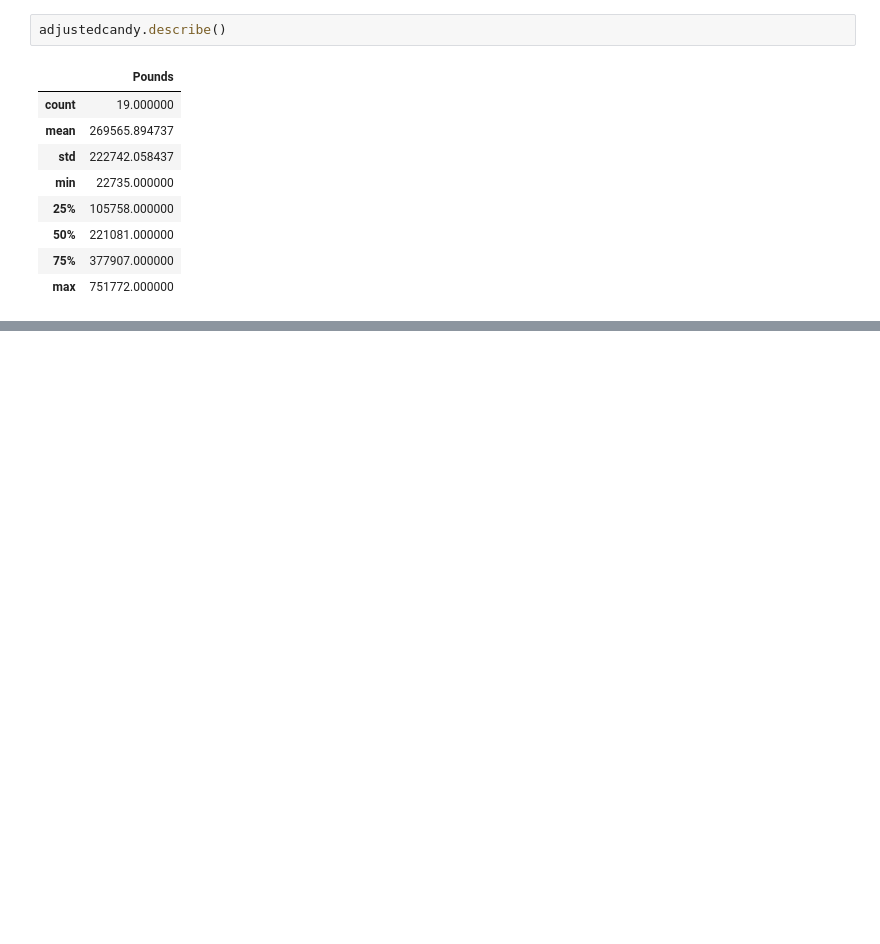
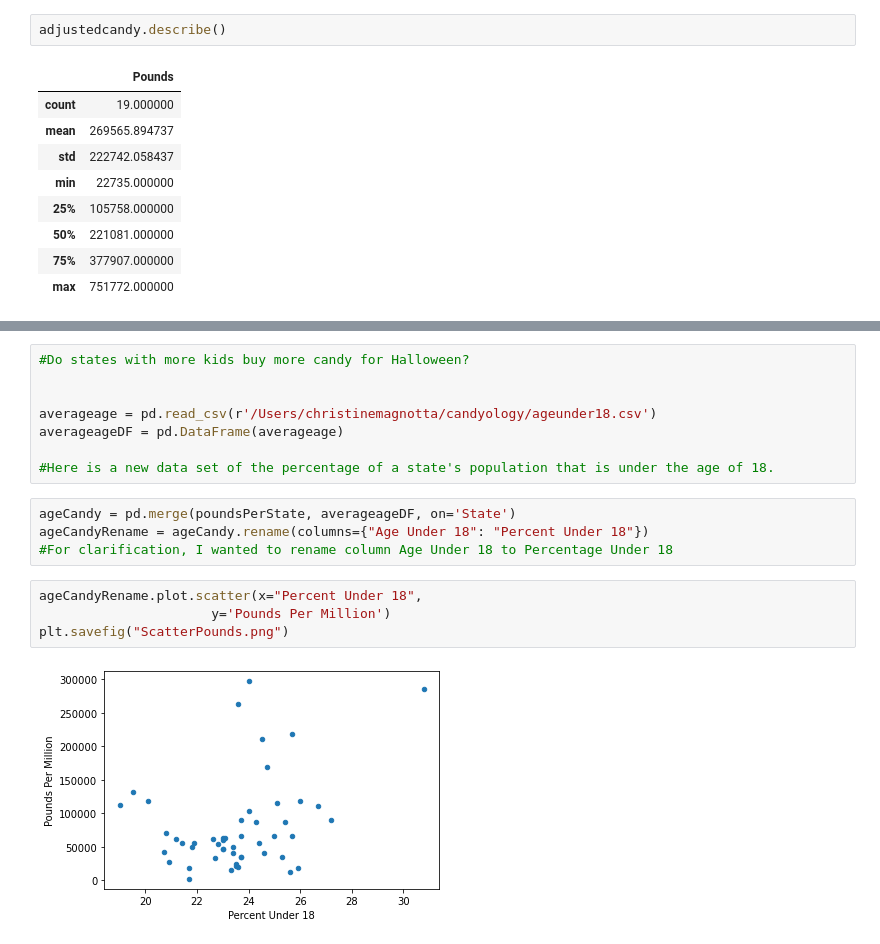
Before and after one commit to slobanwala1/candyology, a Jupyter notebook: candy data.ipynb, the cells around one changed output, grey strips where cells are left out. Saved outputs shown, nothing was run; the diff lists cells and outputs as text; blank space fills up the shorter version.

```diff
--- a/candy data.ipynb
+++ b/candy data.ipynb
@@ -429,0 +357,18 @@ KeyError: 'Candy'
+# %%
+#Do states with more kids buy more candy for Halloween?
+
+
+averageage = pd.read_csv(r'/Users/christinemagnotta/candyology/ageunder18.csv')
+averageageDF = pd.DataFrame(averageage)
+
+#Here is a new data set of the percentage of a state's population that is under the age of 18.
+# %%
+ageCandy = pd.merge(poundsPerState, averageageDF, on='State')
+ageCandyRename = ageCandy.rename(columns={"Age Under 18": "Percent Under 18"})
+#For clarification, I wanted to rename column Age Under 18 to Percentage Under 18
+# %%
+ageCandyRename.plot.scatter(x="Percent Under 18",
+                      y='Pounds Per Million')
+plt.savefig("ScatterPounds.png")
+# %% [output]
+[figure, added]
```
Also changed, not shown: parts of 32 cells of this notebook, 12 other files.
